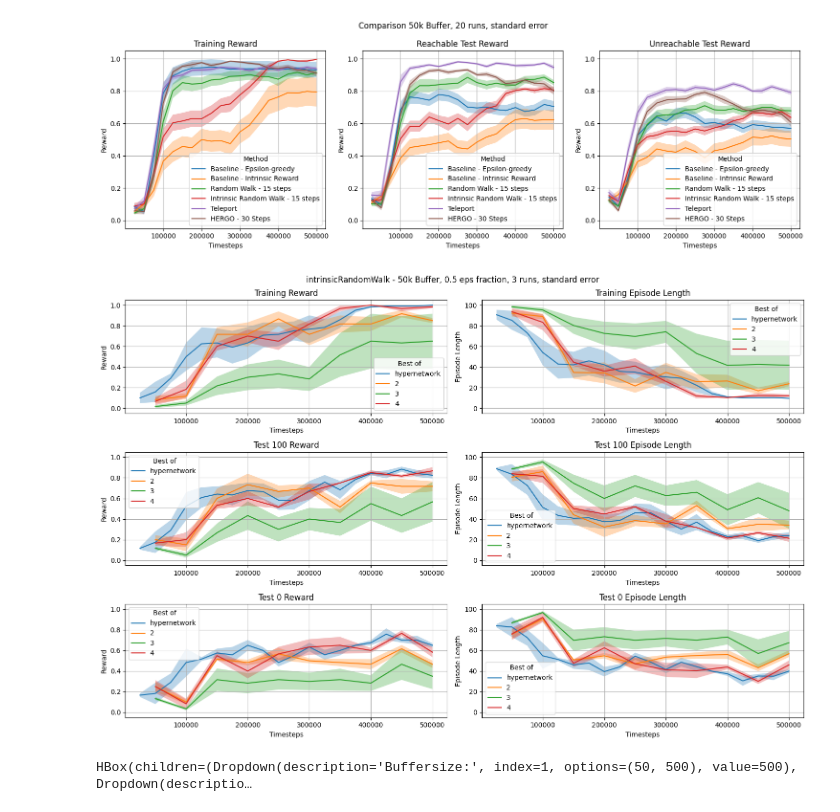
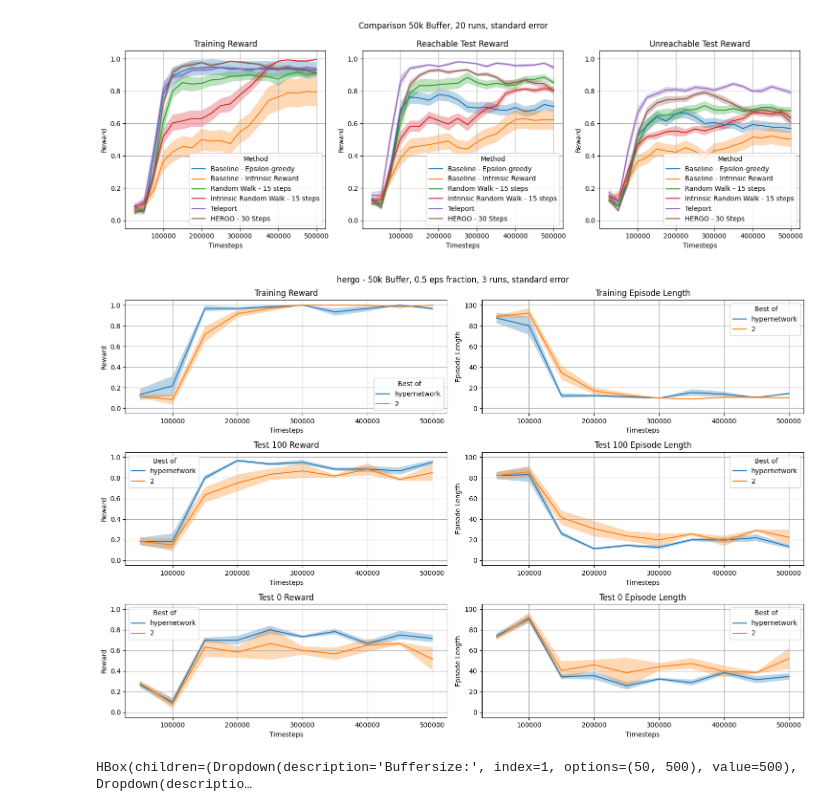
Before and after one commit to felixk29/fix_her, a Jupyter notebook: experiments/visualization.ipynb, the cells around one changed output. Saved outputs shown, nothing was run; the diff lists cells and outputs as text; code cells hidden in the pictures.

```diff
--- a/experiments/visualization.ipynb
+++ b/experiments/visualization.ipynb
@@ -173,8 +173,8 @@ import numpy as np
 buffersize=50
 runs=3
 start=0
-method='intrinsicRandomWalk' # 'base','intrinsicRandomWalk','tp','hergo','randomStart','base_rnd'
-experiment='main'
+method='hergo' # 'base','intrinsicRandomWalk','tp','hergo','randomStart','base_rnd'
+experiment='hergoExtended'
 
 random_walk_path=f'./logs/{method}_b{buffersize}k'
 
@@ -207,35 +207,35 @@ def plot(ax, dt, title,name, ylabel, ydata, type='se', extra={}):
     ax.fill_between(dt['timesteps'],mean-se,mean+se,alpha=0.3)
 
     ax.set_title(title)
     ax.set_ylabel(ylabel)
     ax.set_xlabel('Timesteps')
     ax.legend(title=' Best of')
     ax.grid(True)
 
 fig, ax = plt.subplots(3,2, figsize=(15,10))
 
 fig.suptitle(f"{method} - {buffersize}k Buffer, 0.5 eps fraction, {runs} runs, standard error")
 
-for eps in [1,2,3,4]:
+for eps in [1,2]:
     results={}
 
     for env in ['tr', '0', '100']:
         results[env]=load_data(env,eps)
 
     extra={}
 
     plot(ax[0,0],results['tr'], 'Training Reward',eps,'Reward','results', extra=extra)
     plot(ax[0,1],results['tr'], 'Training Episode Length',eps, 'Episode Length','ep_lengths', extra=extra)
 
     plot(ax[1,0],results['100'], 'Test 100 Reward',eps,'Reward','results', extra=extra)
     plot(ax[1,1],results['100'], 'Test 100 Episode Length',eps, 'Episode Length','ep_lengths', extra=extra)
 
     plot(ax[2,0],results['0'], 'Test 0 Reward',eps,'Reward','results', extra=extra)
     plot(ax[2,1],results['0'], 'Test 0 Episode Length',eps, 'Episode Length','ep_lengths', extra=extra)
 
 plt.tight_layout()
 # %% [output]
-[figure, old version]
+[figure, new version]
 # %%
 ### HEATMAP for starting pos
 import matplotlib.pyplot as plt
```
Also changed, not shown: parts of 1 cell of this notebook, 1 other file.
